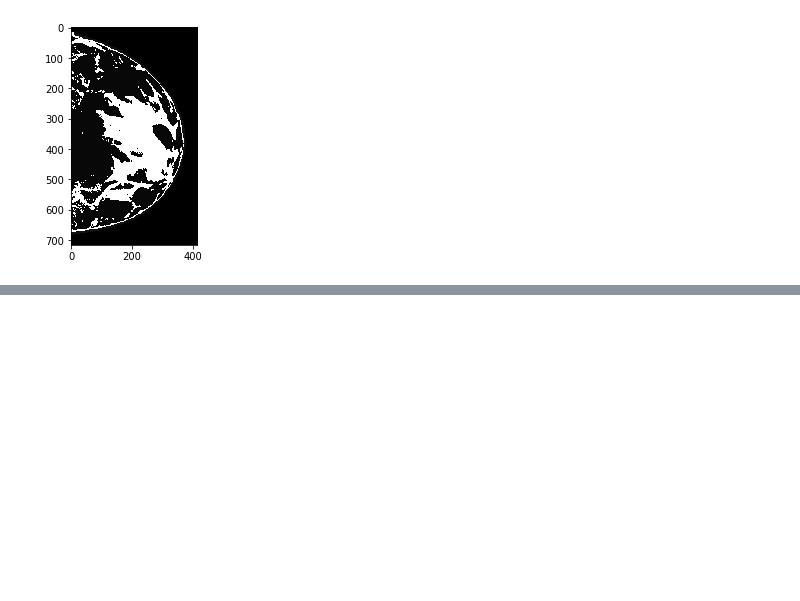
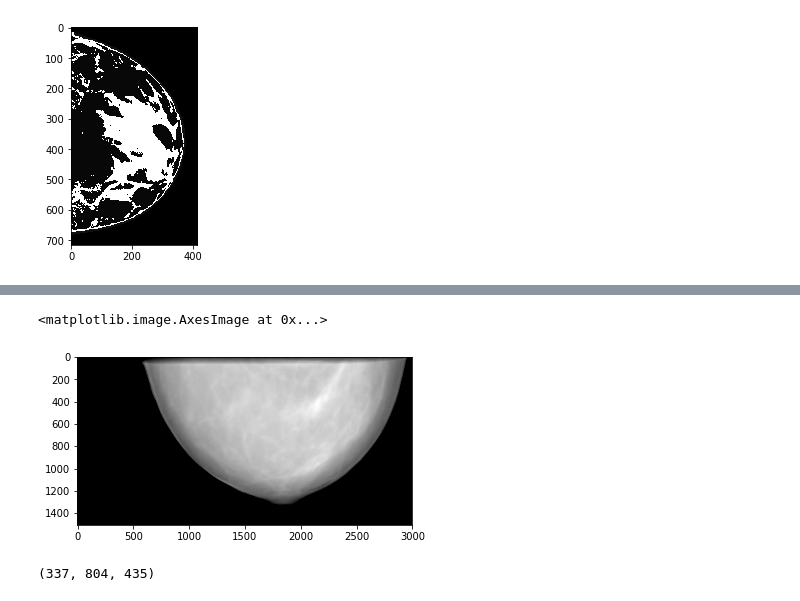
Before and after one commit to PranjalSahu/tf-adain, a Jupyter notebook: train.ipynb, the cells around one changed output, grey strips where cells are left out. Drawn from its saved outputs; the diff is of its cells as text; code cells hidden in the pictures; blank space fills up the shorter version.

Commit message:
Adding the code to get projections of the Duke phantoms

```diff
--- a/train.ipynb
+++ b/train.ipynb
@@ -1769,0 +1920,12 @@ plt.imshow(temp[50, :, :], cmap='gray')
+# %%
+plt.imshow(temp_proj[0, :, :], cmap='gray')
+# %% [output]
+<matplotlib.image.AxesImage at 0x...>
+[figure, added]
+# %%
+testvol1 = np.fromfile("/media/pranjal/BackupPlus/CEDBT/CHO-DATA/WITH-LESION/phantom-33_435x804x337.raw", dtype='uint8')
+testvol  = np.reshape(testvol1, [337, 804, 435])
+
+print(testvol.shape)
+# %% [output]
+(337, 804, 435)
```
Also changed, not shown: parts of 14 cells of this notebook.
